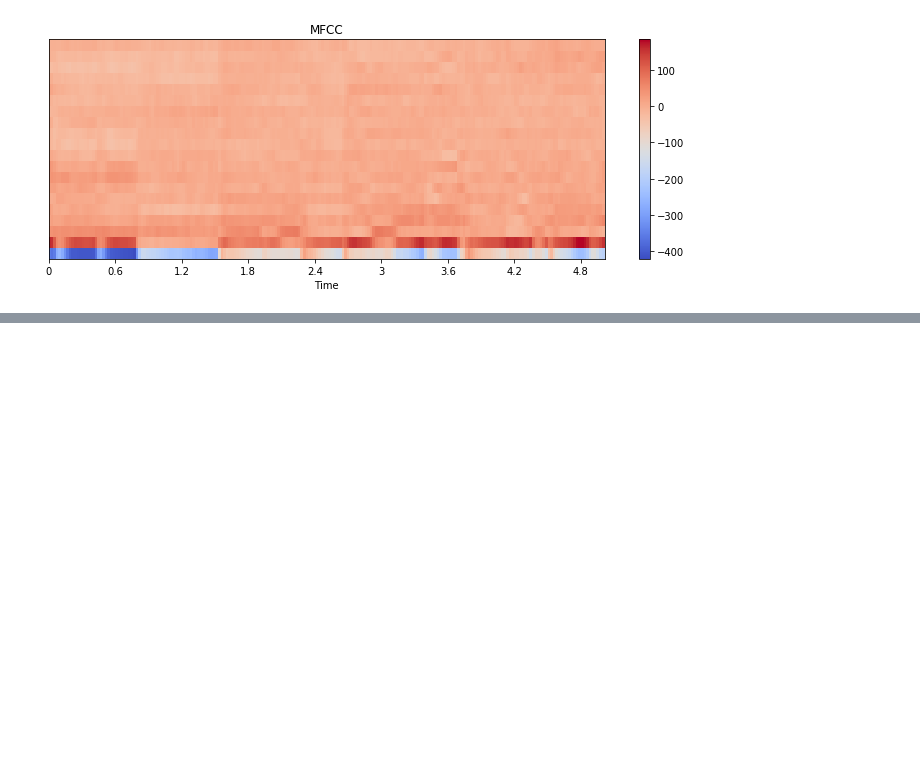
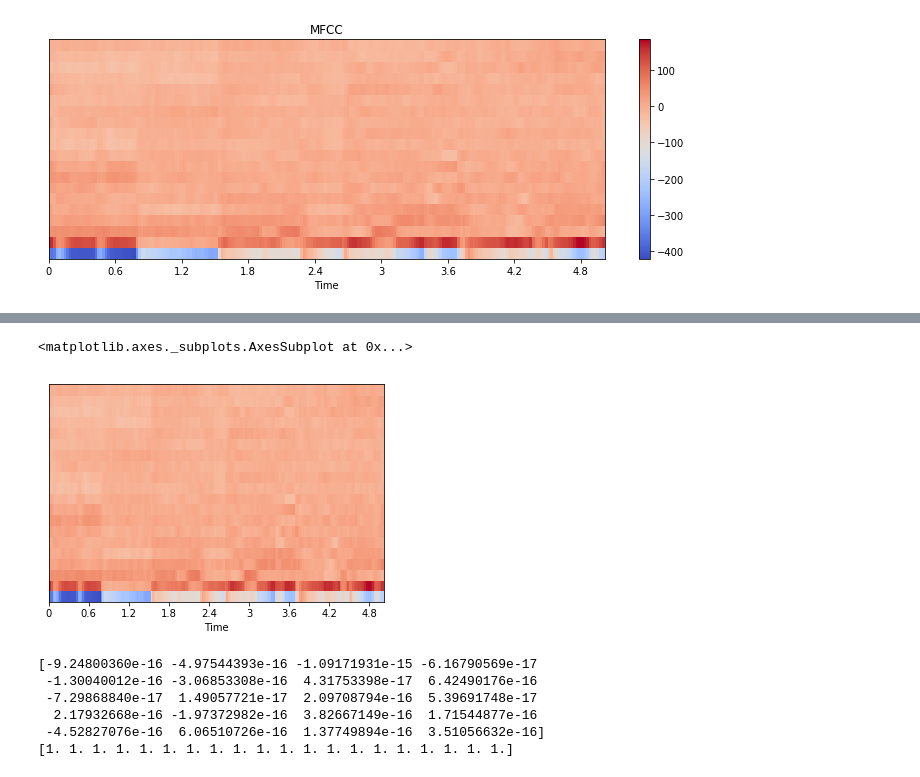
Before and after one commit to shengwei-IMMasterThesis/Practice_librosa_audioFeatureExtraction, a Jupyter notebook: MFCC.ipynb, the cells around one changed output, grey strips where cells are left out. Saved outputs shown, nothing was run; the diff lists cells and outputs as text; code cells hidden in the pictures; blank space fills up the shorter version.

```diff
--- a/MFCC.ipynb
+++ b/MFCC.ipynb
@@ -82,0 +95,19 @@ array([[-3.53054873e+02, -3.64389624e+02, -3.52850521e+02, ...,
+# %%
+mfccs = librosa.feature.mfcc(y, sr=sr)
+# %%
+librosa.display.specshow(mfccs, sr=sr, x_axis='time')
+# %% [output]
+<matplotlib.axes._subplots.AxesSubplot at 0x...>
+[figure, added]
+# %%
+import sklearn
+mfccs = sklearn.preprocessing.scale(mfccs, axis=1)
+print (mfccs.mean(axis=1))
+print (mfccs.var(axis=1))
+# %% [output]
+[-9.24800360e-16 -4.97544393e-16 -1.09171931e-15 -6.16790569e-17
+ -1.30040012e-16 -3.06853308e-16  4.31753398e-17  6.42490176e-16
+ -7.29868840e-17  1.49057721e-17  2.09708794e-16  5.39691748e-17
+  2.17932668e-16 -1.97372982e-16  3.82667149e-16  1.71544877e-16
+ -4.52827076e-16  6.06510726e-16  1.37749894e-16  3.51056632e-16]
+[1. 1. 1. 1. 1. 1. 1. 1. 1. 1. 1. 1. 1. 1. 1. 1. 1. 1. 1. 1.]
```
Also changed, not shown: parts of 9 cells of this notebook.
